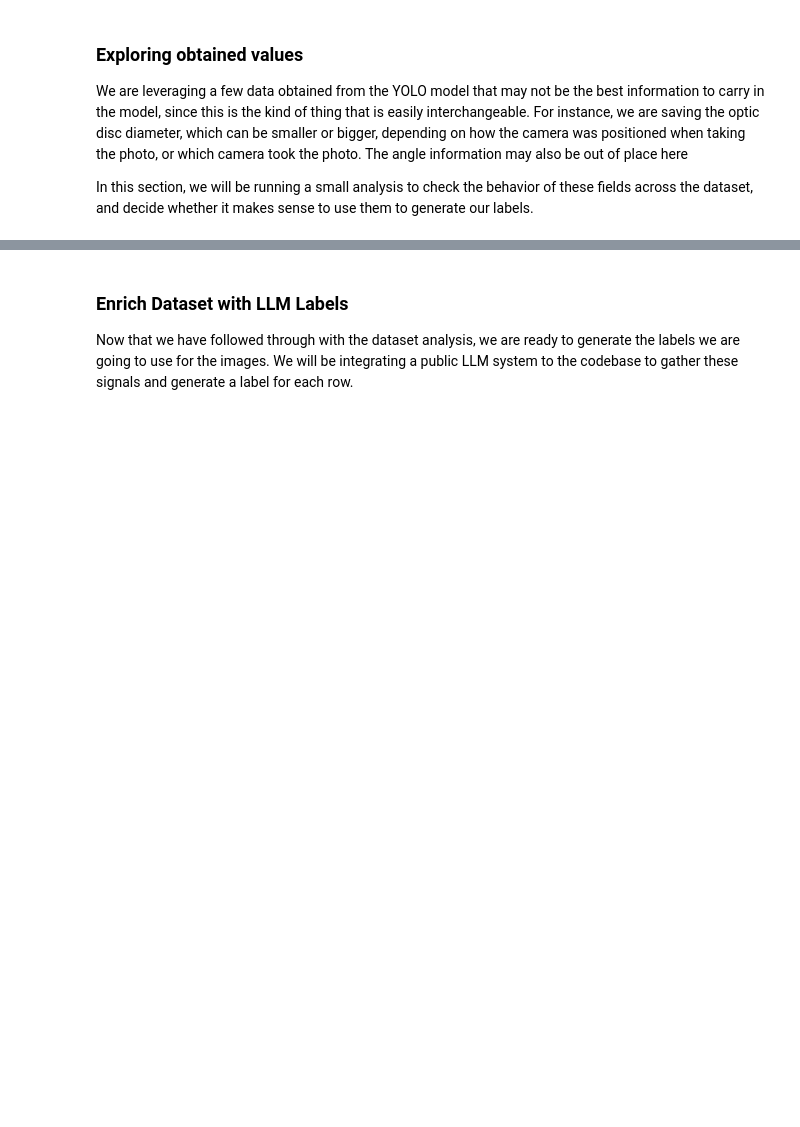
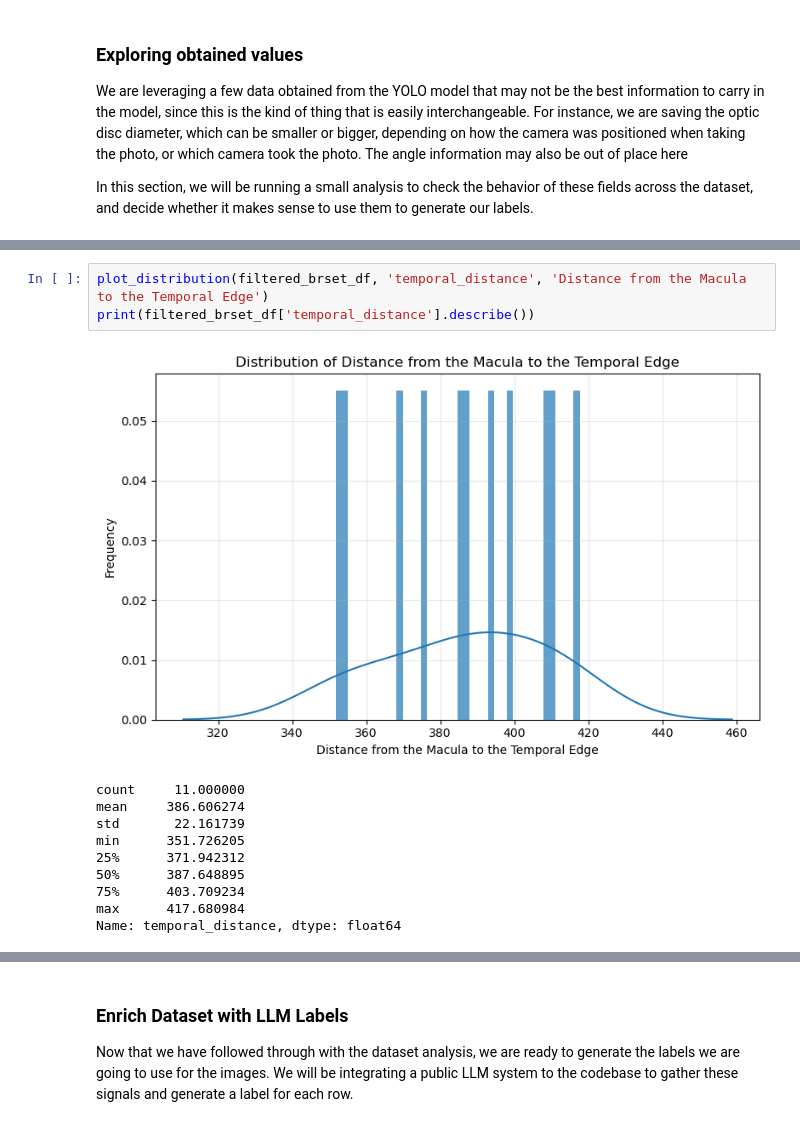
Before and after one commit to rodrigocmichelassi/bachelor-thesis, a Jupyter notebook: src/notebooks/data-generation.ipynb, the cells around one changed output, grey strips where cells are left out. Saved outputs shown, nothing was run; the diff lists cells and outputs as text; blank space fills up the shorter version.

```diff
--- a/src/notebooks/data-generation.ipynb
+++ b/src/notebooks/data-generation.ipynb
@@ -242,0 +311,14 @@ In this section, we will be running a small analysis to check the behavior of th
+# %%
+plot_distribution(filtered_brset_df, 'temporal_distance', 'Distance from the Macula to the Temporal Edge')
+print(filtered_brset_df['temporal_distance'].describe())
+# %% [output]
+[figure, added]
+count     11.000000
+mean     386.606274
+std       22.161739
+min      351.726205
+25%      371.942312
+50%      387.648895
+75%      403.709234
+max      417.680984
+Name: temporal_distance, dtype: float64
```
Also changed, not shown: parts of 8 cells of this notebook.
